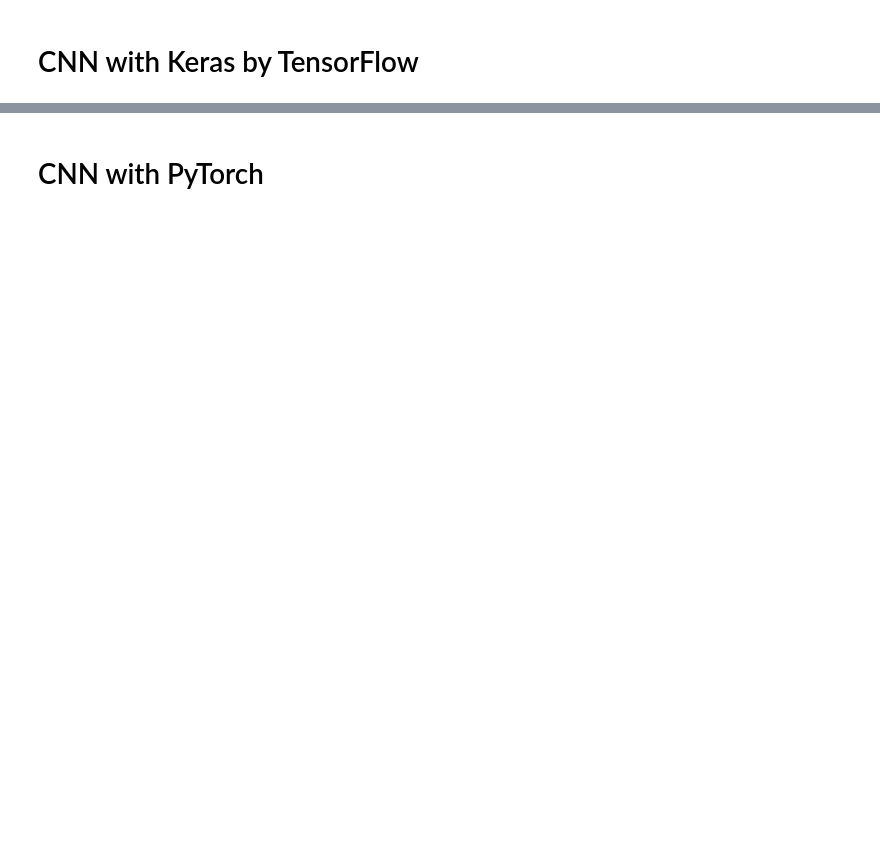
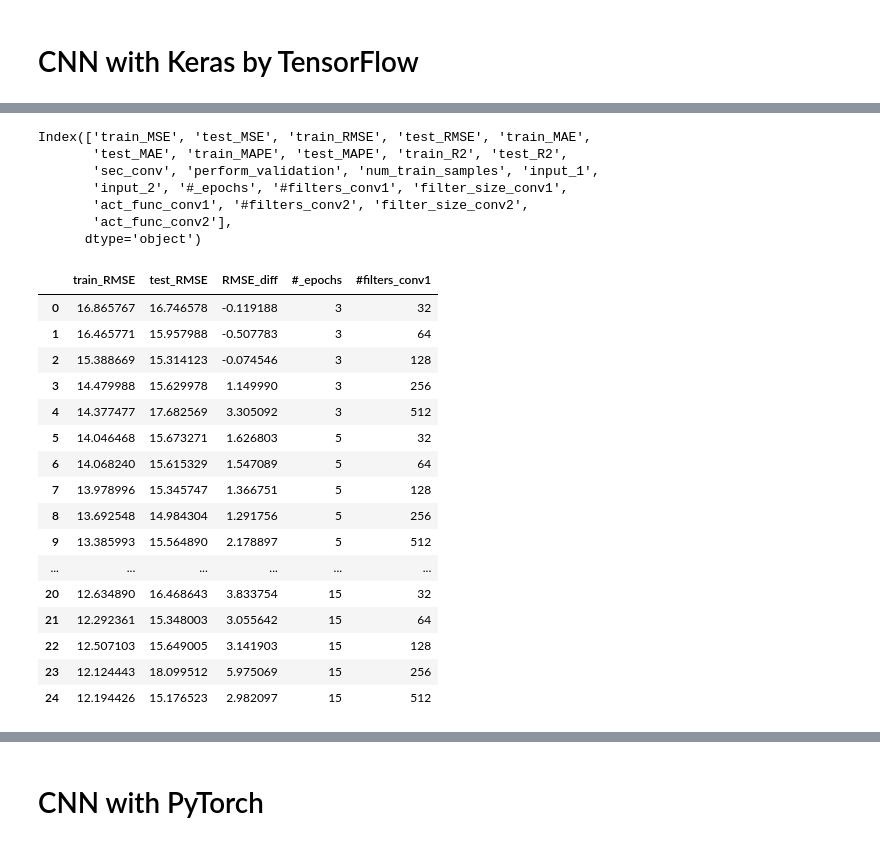
Before and after one commit to sakinanazarali/RUL_Prediction, a Jupyter notebook: CNN.ipynb, the cells around one changed output, grey strips where cells are left out. Drawn from its saved outputs; the diff is of its cells as text; code cells hidden in the pictures; blank space fills up the shorter version.

```diff
--- a/CNN.ipynb
+++ b/CNN.ipynb
@@ -109,0 +364,3 @@ display(train[0:300].shape)
+# %%
+#for each key and associated list in 'loops', make a record of results for different parameters.
+record = loop_through_parameters(loops)
@@ -109,0 +373,56 @@ display(train[0:300].shape)
+# %%
+df = pd.DataFrame(record)
+print(df.columns)
+
+##USE CTRL + "/" TO COMMENT OUT FIELDS
+df = df[[
+#     'train_MSE',
+#     'test_MSE',
+    'train_RMSE',
+    'test_RMSE',
+#     'train_MAE',
+#     'test_MAE',
+#     'train_MAPE',
+#     'test_MAPE',
+#     'train_R2',
+#     'test_R2',
+#     'sec_conv',
+#     'perform_validation',
+#     'num_train_samples',
+#     'input_1',
+#     'input_2',
+    '#_epochs',
+    '#filters_conv1',
+#     'filter_size_conv1',
+#     'act_func_conv1',
+#     '#filters_conv2',
+#     'filter_size_conv2',
+#     'act_func_conv2',
+    ]]
+df.insert(2, "RMSE_diff", df["test_RMSE"] - df["train_RMSE"])
+display(df)
+# %% [output]
+Index(['train_MSE', 'test_MSE', 'train_RMSE', 'test_RMSE', 'train_MAE',
+       'test_MAE', 'train_MAPE', 'test_MAPE', 'train_R2', 'test_R2',
+       'sec_conv', 'perform_validation', 'num_train_samples', 'input_1',
+       'input_2', '#_epochs', '#filters_conv1', 'filter_size_conv1',
+       'act_func_conv1', '#filters_conv2', 'filter_size_conv2',
+       'act_func_conv2'],
+      dtype='object')
+|  | train_RMSE | test_RMSE | RMSE_diff | #_epochs | #filters_conv1 |
+| 0 | 16.865767 | 16.746578 | -0.119188 | 3 | 32 |
+| 1 | 16.465771 | 15.957988 | -0.507783 | 3 | 64 |
+| 2 | 15.388669 | 15.314123 | -0.074546 | 3 | 128 |
+| 3 | 14.479988 | 15.629978 | 1.149990 | 3 | 256 |
+| 4 | 14.377477 | 17.682569 | 3.305092 | 3 | 512 |
+| 5 | 14.046468 | 15.673271 | 1.626803 | 5 | 32 |
+| 6 | 14.068240 | 15.615329 | 1.547089 | 5 | 64 |
+| 7 | 13.978996 | 15.345747 | 1.366751 | 5 | 128 |
+| 8 | 13.692548 | 14.984304 | 1.291756 | 5 | 256 |
+| 9 | 13.385993 | 15.564890 | 2.178897 | 5 | 512 |
+| ... | ... | ... | ... | ... | ... |
+| 20 | 12.634890 | 16.468643 | 3.833754 | 15 | 32 |
+| 21 | 12.292361 | 15.348003 | 3.055642 | 15 | 64 |
+| 22 | 12.507103 | 15.649005 | 3.141903 | 15 | 128 |
+| 23 | 12.124443 | 18.099512 | 5.975069 | 15 | 256 |
+| 24 | 12.194426 | 15.176523 | 2.982097 | 15 | 512 |
```
Also changed, not shown: parts of 38 cells of this notebook, 1 other file.
